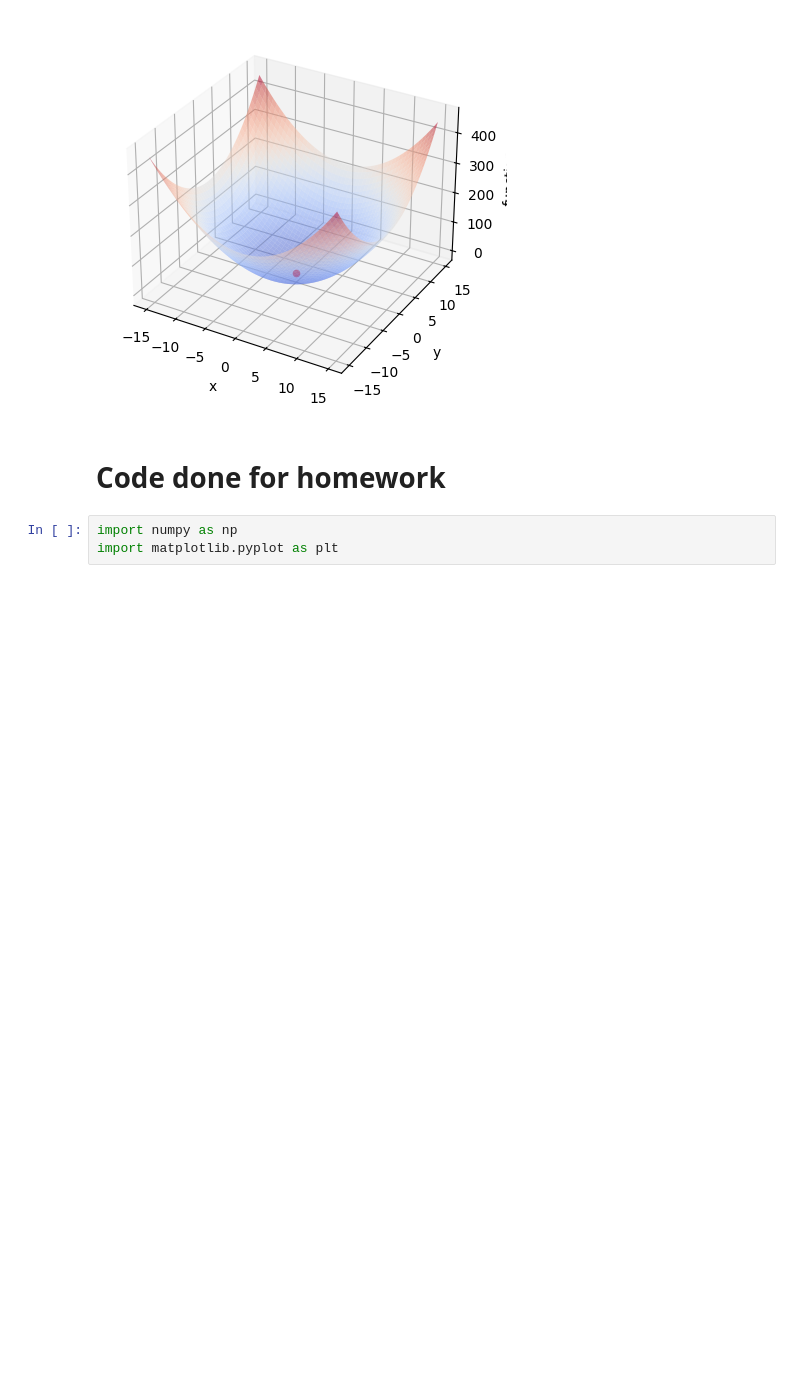
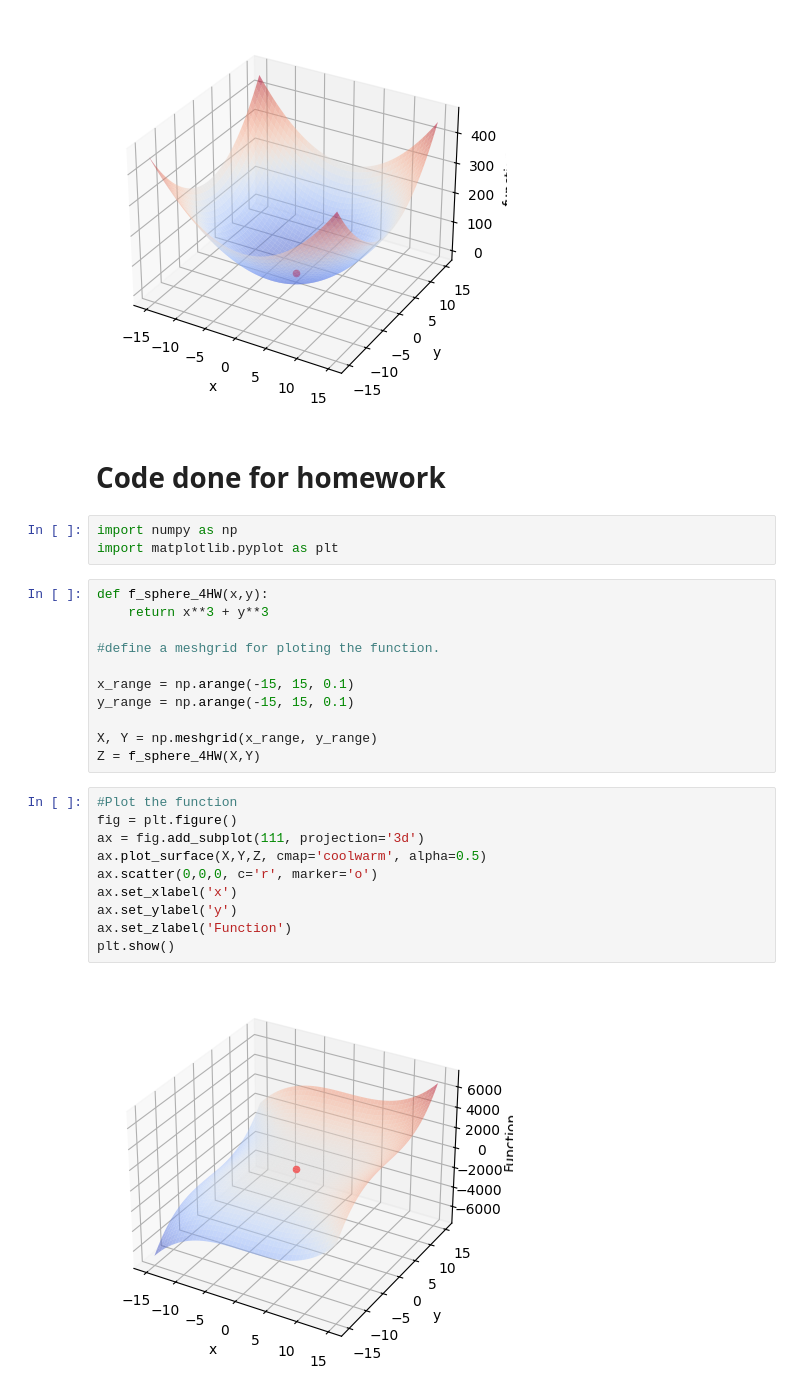
Before and after one commit to OmarGudi/Topicos-de-la-industria, a Jupyter notebook: Test1_GD.ipynb, the cells around one changed output. Cells and saved outputs as stored; diff of their text form; blank space fills up the shorter version.

Commit message:
More changes releated with the homework, just one more function

```diff
--- a/Test1_GD.ipynb
+++ b/Test1_GD.ipynb
@@ -33,3 +33,26 @@ plt.show()
 # %%
 import numpy as np
 import matplotlib.pyplot as plt
+# %%
+def f_sphere_4HW(x,y):
+    return x**3 + y**3
+
+#define a meshgrid for ploting the function.
+
+x_range = np.arange(-15, 15, 0.1)
+y_range = np.arange(-15, 15, 0.1)
+
+X, Y = np.meshgrid(x_range, y_range)
+Z = f_sphere_4HW(X,Y)
+# %%
+#Plot the function
+fig = plt.figure()
+ax = fig.add_subplot(111, projection='3d')
+ax.plot_surface(X,Y,Z, cmap='coolwarm', alpha=0.5)
+ax.scatter(0,0,0, c='r', marker='o')
+ax.set_xlabel('x')
+ax.set_ylabel('y')
+ax.set_zlabel('Function')
+plt.show()
+# %% [output]
+[figure, added]
```
